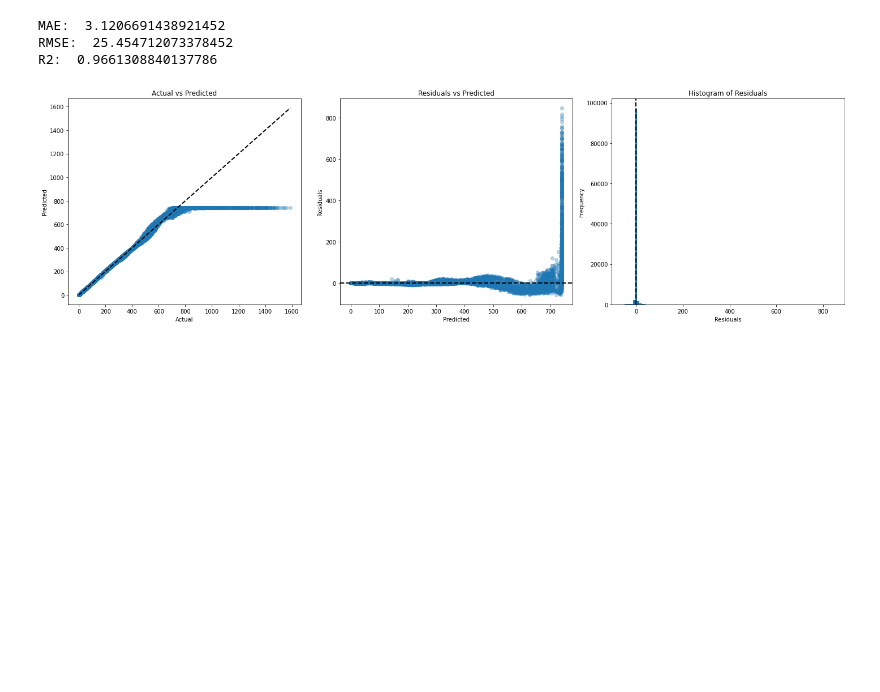
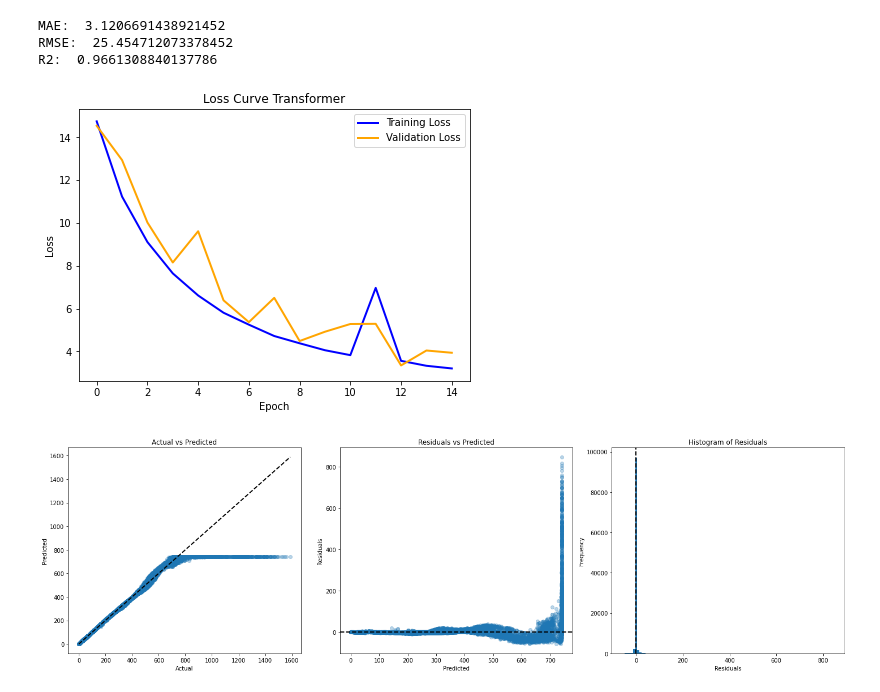
Before and after one commit to tabeaeggler/UrbanMobility, a Jupyter notebook: notebooks/07_model_deep_learning.ipynb, the cells around one changed output. Drawn from its saved outputs; the diff is of its cells as text; code cells hidden in the pictures; blank space fills up the shorter version.

```diff
--- a/notebooks/07_model_deep_learning.ipynb
+++ b/notebooks/07_model_deep_learning.ipynb
@@ -134,6 +134,12 @@ print("R2: ", r_squared)
 MAE:  3.1206691438921452
 RMSE:  25.454712073378452
 R2:  0.9661308840137786
+# %%
+# loss curve
+
+eval.loss_curve(lstm_history, 'Loss Curve Transformer')
+# %% [output]
+[figure, added]
 # %%
 eval.evaluation_vis(Y_test, lstm_pred.reshape(-1))
 # %% [output]
```
Also changed, not shown: parts of 2 cells of this notebook, 5 other files.
